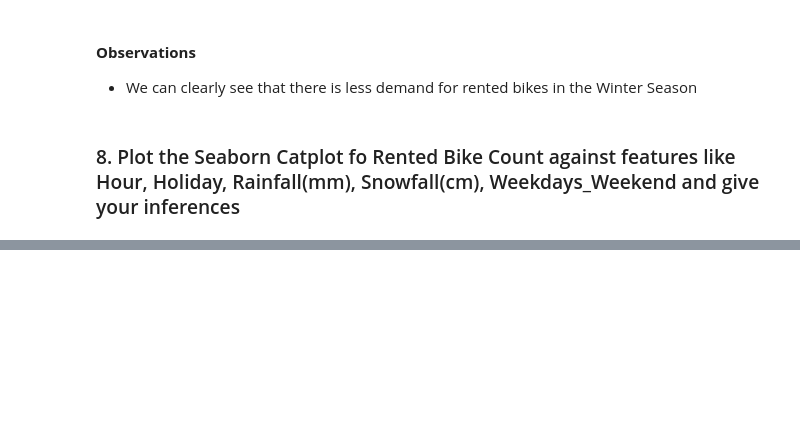
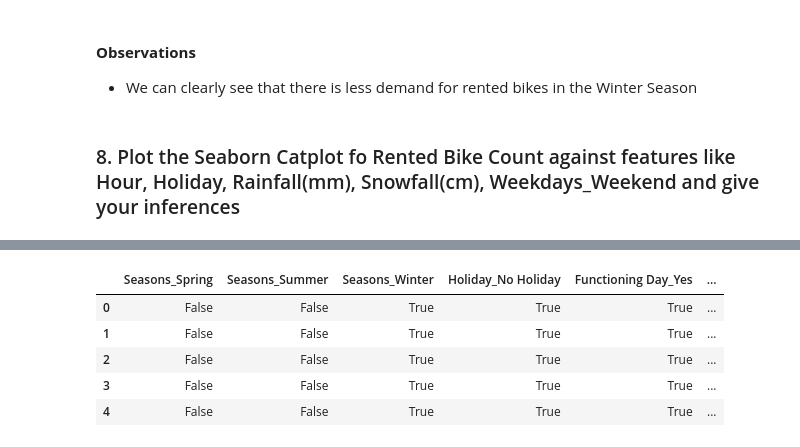
Before and after one commit to toddwalters/pgaiml-python-coding-examples, a Jupyter notebook: machine-learning/projects/section-05_capstone_project/session5-ML-Capstone-Notebook.ipynb, the cells around one changed output, grey strips where cells are left out. Saved outputs shown, nothing was run; the diff lists cells and outputs as text; code cells hidden in the pictures; blank space fills up the shorter version.

```diff
--- a/machine-learning/projects/section-05_capstone_project/session5-ML-Capstone-Notebook.ipynb
+++ b/machine-learning/projects/section-05_capstone_project/session5-ML-Capstone-Notebook.ipynb
@@ -391,0 +404,6 @@ _From Hour vs Rented Bikes_
+# %%
+# Creating dummy variables for categorical features
+
+dummy_categorical_features = pd.get_dummies(categorical_features, drop_first=True)
+
+dummy_categorical_features.head()
@@ -391,0 +417,14 @@ _From Hour vs Rented Bikes_
+# %%
+# Concatenating the numeric columns and dummy columns and created final data frame
+
+final_df = pd.concat([dummy_categorical_features, rental_df_numerical], axis=1)
+
+# Showing the first 5 rows of the final data frame
+final_df.head()
+# %% [output]
+|  | Seasons_Spring | Seasons_Summer | Seasons_Winter | Holiday_No Holiday | Functioning Day_Yes | ... |
+| 0 | False | False | True | True | True | ... |
+| 1 | False | False | True | True | True | ... |
+| 2 | False | False | True | True | True | ... |
+| 3 | False | False | True | True | True | ... |
+| 4 | False | False | True | True | True | ... |
```
Also changed, not shown: parts of 27 cells of this notebook.
